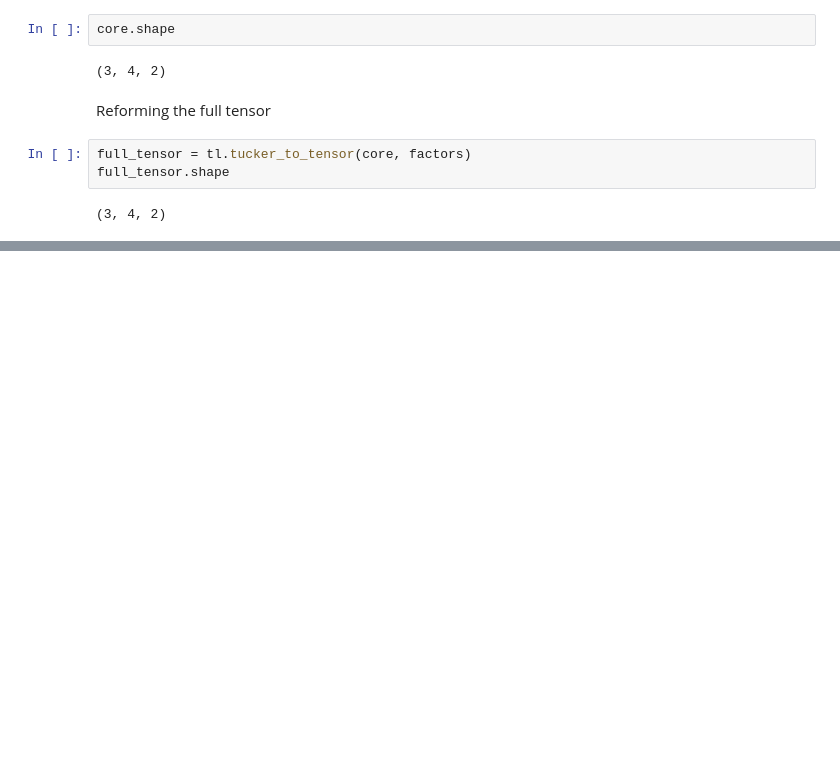
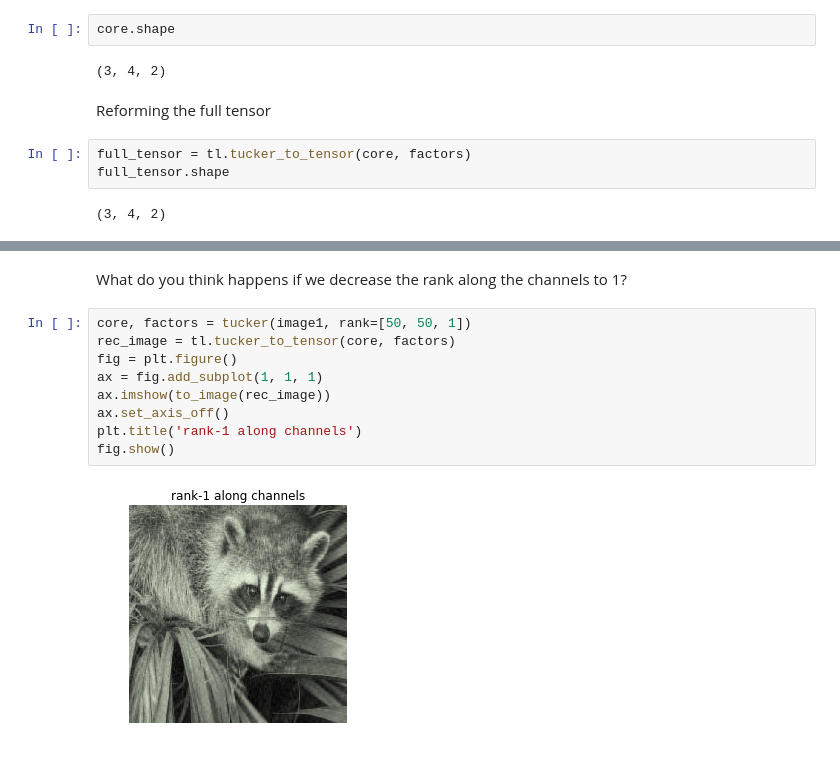
Before and after one commit to JeanKossaifi/ifi-summer-school, a Jupyter notebook: notebooks/3-tensor-decomposition.ipynb, the cells around one changed output, grey strips where cells are left out. Saved outputs shown, nothing was run; the diff lists cells and outputs as text; blank space fills up the shorter version.

```diff
--- a/notebooks/3-tensor-decomposition.ipynb
+++ b/notebooks/3-tensor-decomposition.ipynb
@@ -72,0 +162,13 @@ full_tensor.shape
+# %% [markdown]
+What do you think happens if we decrease the rank along the channels to 1?
+# %%
+core, factors = tucker(image1, rank=[50, 50, 1])
+rec_image = tl.tucker_to_tensor(core, factors)
+fig = plt.figure()
+ax = fig.add_subplot(1, 1, 1)
+ax.imshow(to_image(rec_image))
+ax.set_axis_off()
+plt.title('rank-1 along channels')
+fig.show()
+# %% [output]
+[figure, added]
```
Also changed, not shown: parts of 37 cells of this notebook, 11 other files.
